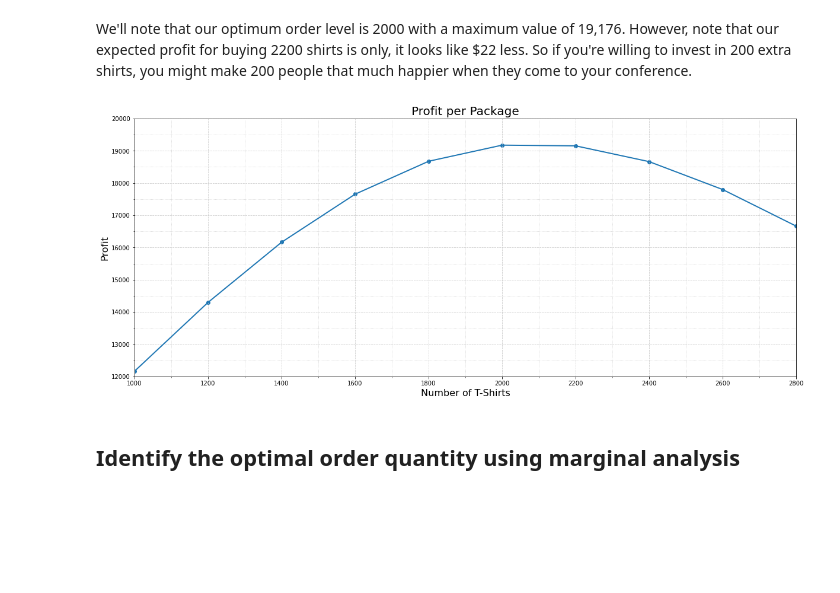
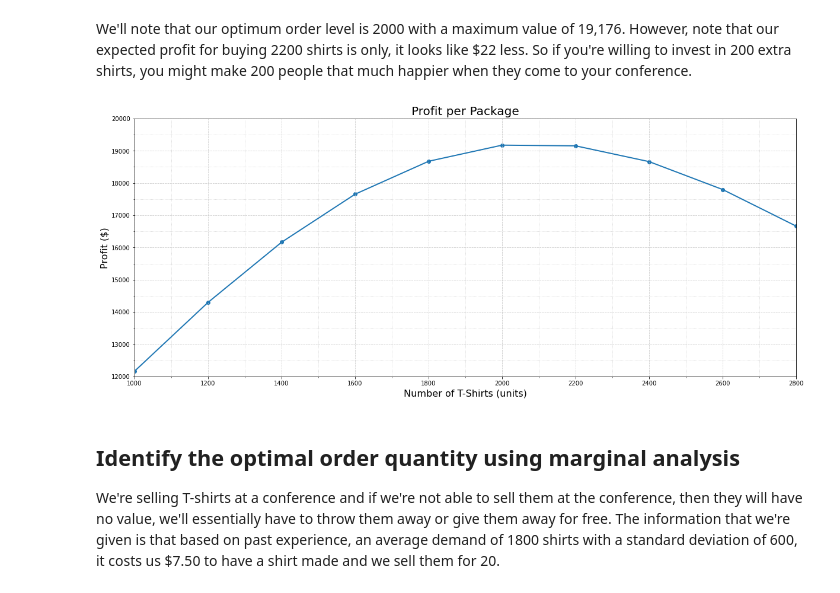
Before and after one commit to LeonardoSMSoares/Business-Intelligence, a Jupyter notebook: 03 - SCM - Inventory - Analyzing Single Period Problems.ipynb, the cells around one changed output. Saved outputs shown, nothing was run; the diff lists cells and outputs as text; code cells hidden in the pictures; blank space fills up the shorter version.

```diff
--- a/03 - SCM - Inventory - Analyzing Single Period Problems.ipynb
+++ b/03 - SCM - Inventory - Analyzing Single Period Problems.ipynb
@@ -337,35 +335,37 @@ We'll note that our optimum order level is 2000 with a maximum value of 19,176.
 # Create a Graph
 
 order_quantity = np.array([1000,1200,1400,1600,1800,2000,2200,2400,2600,2800])
 profit = np.delete(expected, [0,1,2])
 
 
 fig, ax = plt.subplots(figsize=(20, 8))
 
 # Set axis ranges
 ax.set_xlim(1000, 2800)
 ax.set_ylim(12000, 20000)
 
 # Change major ticks
 ax.xaxis.set_major_locator(MultipleLocator(200))
 ax.yaxis.set_major_locator(MultipleLocator(1000))
 
 # Change minor ticks
 ax.xaxis.set_minor_locator(AutoMinorLocator(2))
 ax.yaxis.set_minor_locator(AutoMinorLocator(2))
 
 # Turn grid on for both major and minor ticks and style minor slightly differently.
 ax.grid(which='major', color='#CCCCCC', linestyle='--')
 ax.grid(which='minor', color='#CCCCCC', linestyle=':')
 
 plt.plot(order_quantity, profit, linewidth=2.0)
 plt.scatter(order_quantity, profit)
-plt.xlabel('Number of T-Shirts', fontsize = 16)
-plt.ylabel('Profit', fontsize = 16)
+plt.xlabel('Number of T-Shirts (units)', fontsize = 16)
+plt.ylabel('Profit ($)', fontsize = 16)
 plt.title('Profit per Package', fontsize = 20)
 plt.grid(True)
 plt.show()
 # %% [output]
-[figure, old version]
+[figure, new version]
-# %% [markdown]
-## Identify the optimal order quantity using marginal analysis
+# %% [markdown]
+## Identify the optimal order quantity using marginal analysis
+
+We're selling T-shirts at a conference and if we're not able to sell them at the conference, then they will have no value, we'll essentially have to throw them away or give them away for free. The information that we're given is that based on past experience, an average demand of 1800 shirts with a standard deviation of 600, it costs us $7.50 to have a shirt made and we sell them for 20.
```
Also changed, not shown: parts of 3 cells of this notebook.
